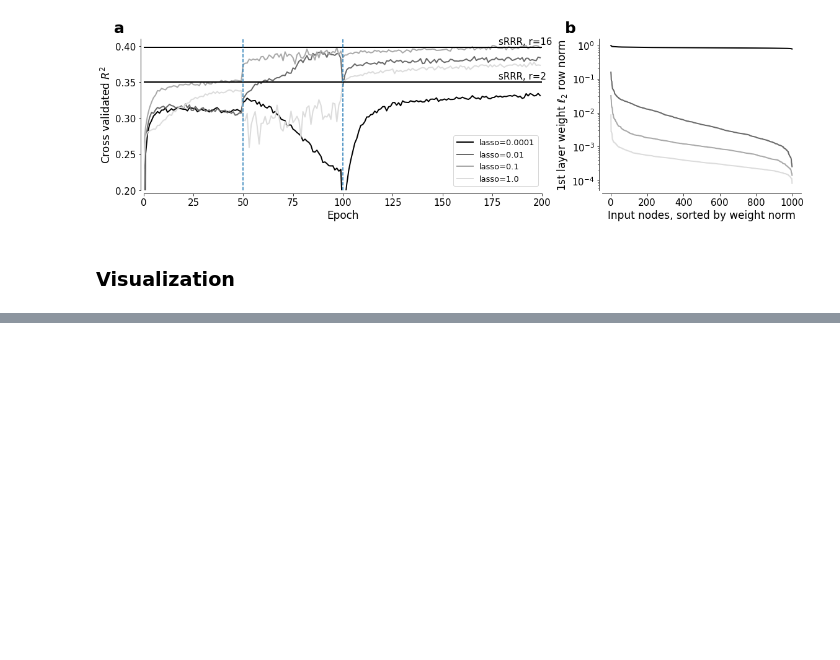
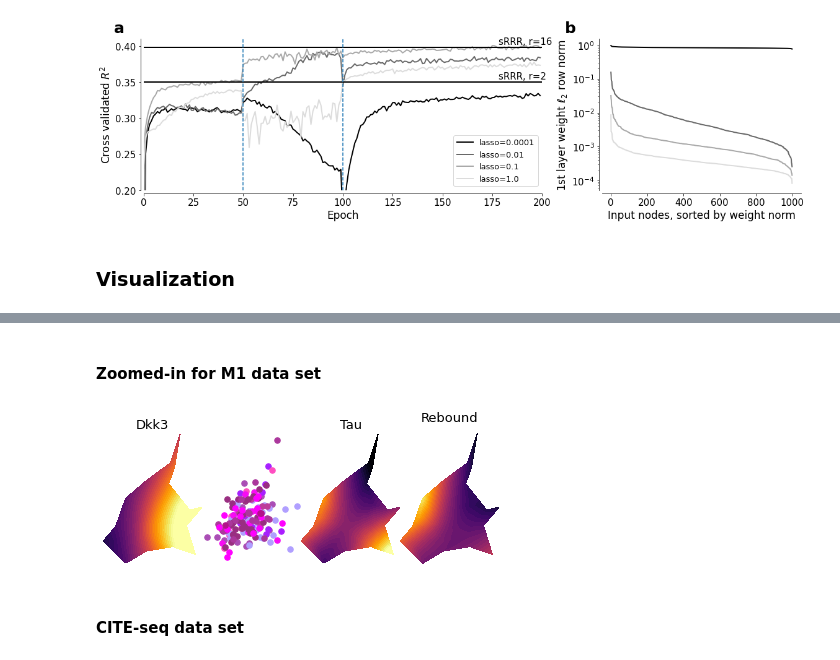
Before and after one commit to ybernaerts/PhD_thesis, a Jupyter notebook: sbnn.ipynb, the cells around one changed output, grey strips where cells are left out. Cells and saved outputs as stored; diff of their text form; code cells hidden in the pictures; blank space fills up the shorter version.

```diff
--- a/sbnn.ipynb
+++ b/sbnn.ipynb
@@ -224,0 +327,52 @@ plt.savefig('figures/sBNN_different_lasso.pdf', bbox_inches = 'tight',
+# %% [markdown]
+#### Zoomed-in for M1 data set
+# %%
+# Select Vip neurons
+Vip_list=['Vip Sncg', 'Vip Serpinf1_1', 'Vip Serpinf1_2', 'Vip Serpinf1_3', 'Vip Htr1f',
+ 'Vip Gpc3', 'Vip C1ql1', 'Vip Mybpc1_1', 'Vip Mybpc1_2', 'Vip Mybpc1_3', 'Vip Chat_1',
+ 'Vip Chat_2', 'Vip Igfbp6_1', 'Vip Igfbp6_2']
+cell_id_to_cell_type=scala['map']
+Vip_cells=cell_id_to_cell_type==Vip_list[0]
+for ctype in Vip_list[1:]:
+    Vip_cells|=cell_id_to_cell_type==ctype
+Vip_cells=np.where(Vip_cells==True)[0]
+
+gene_overlay=scala['gene_names'][nlb_ind_genes][2]
+
+# visualize
+fig = plt.figure(figsize=(5.5, 3))
+ax_genes_1=plt.axes([0,0,.25,1])
+ax_latent=plt.axes([.25,0,.25,1])
+ax_ephys_1=plt.axes([.5,0,.25, 1])
+ax_ephys_2=plt.axes([.75,0,.25, 1])
+for ctype in Vip_list:
+    ax_latent.scatter(nlb_latent[np.array(cell_id_to_cell_type)==ctype, 0],
+                      nlb_latent[np.array(cell_id_to_cell_type)==ctype, 1], c = scala['colors'][ctype], s=30)
+#ax_latent.set_ylim(1, ax_latent.get_ylim()[1])
+ax_latent.set_xticks([])
+ax_latent.set_yticks([])
+latent_space_genes(nlb_saved_model_AE, nlb_latent[Vip_cells,:], nlb_latent[Vip_cells,:],
+                   scala['X'][Vip_cells,:][:,nlb_ind_genes],
+        np.where(scala['gene_names'][nlb_ind_genes]==gene_overlay)[0][0], scala['gene_names'][nlb_ind_genes],
+                   triangle_max_len=10, axis=ax_genes_1)
+latent_space_ephys(nlb_saved_model, nlb_latent[Vip_cells,:], scala['X'][Vip_cells,:][:,nlb_ind_genes],
+                   scala['Y'][Vip_cells,:], \
+        np.where(scala['ephys_features']=='Tau')[0][0], scala['ephys_features'], triangle_max_len=10, axis=ax_ephys_1)
+latent_space_ephys(nlb_saved_model, nlb_latent[Vip_cells,:], scala['X'][Vip_cells,:][:,nlb_ind_genes],
+                   scala['Y'][Vip_cells,:], \
+        np.where(scala['ephys_features']=='Rebound')[0][0], scala['ephys_features'], triangle_max_len=10, axis=ax_ephys_2)
+ax_ephys_2.set_ylim(ax_latent.get_ylim()[0], ax_latent.get_ylim()[1])
+ax_genes_1.set_title(gene_overlay, fontsize=13, y=1)
+ax_ephys_1.set_title('Tau', fontsize=13, y=1)
+ax_ephys_2.set_title('Rebound', fontsize=13, y=1)
+sns.despine(left=True, bottom=True)
+
+for ax in [ax_genes_1, ax_latent, ax_ephys_1, ax_ephys_2]:
+    ax.set_aspect(aspect='equal')
+
+plt.savefig('figures/sBNN_vis_2.pdf', bbox_inches = 'tight',
+     pad_inches = 0)
+# %% [output]
+[figure, added]
+# %% [markdown]
+#### CITE-seq data set
```
Also changed, not shown: parts of 12 cells of this notebook, 22 other files.
